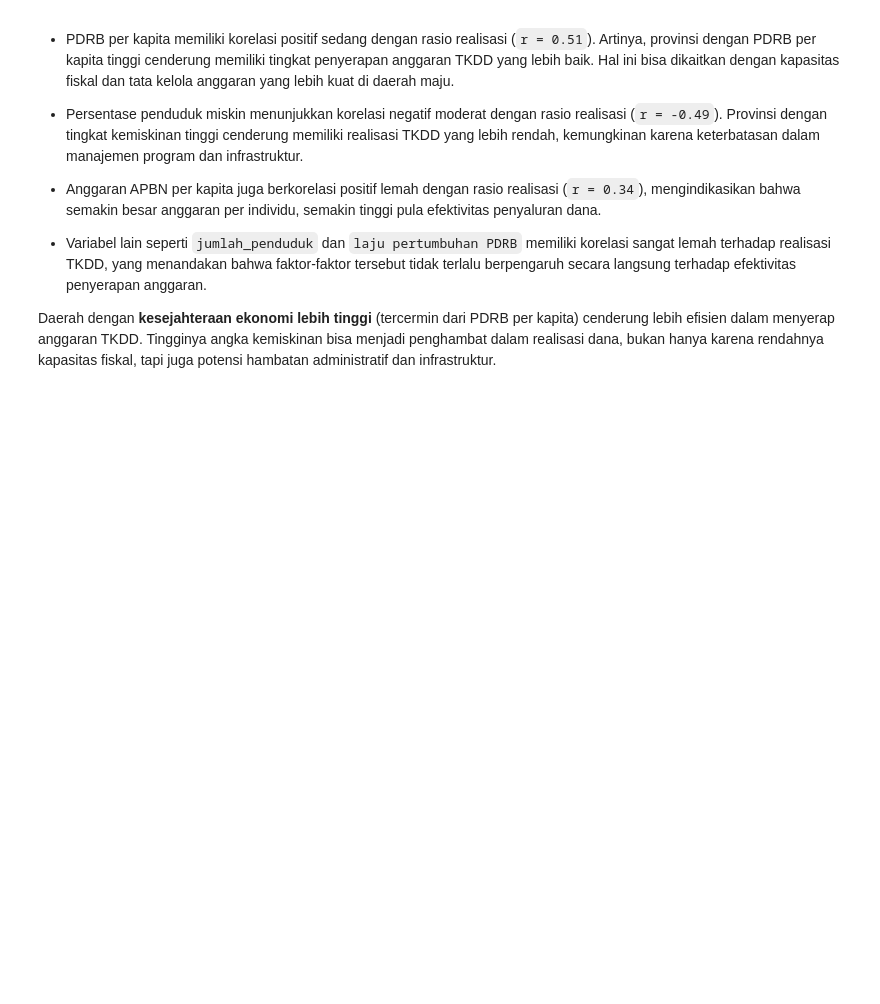
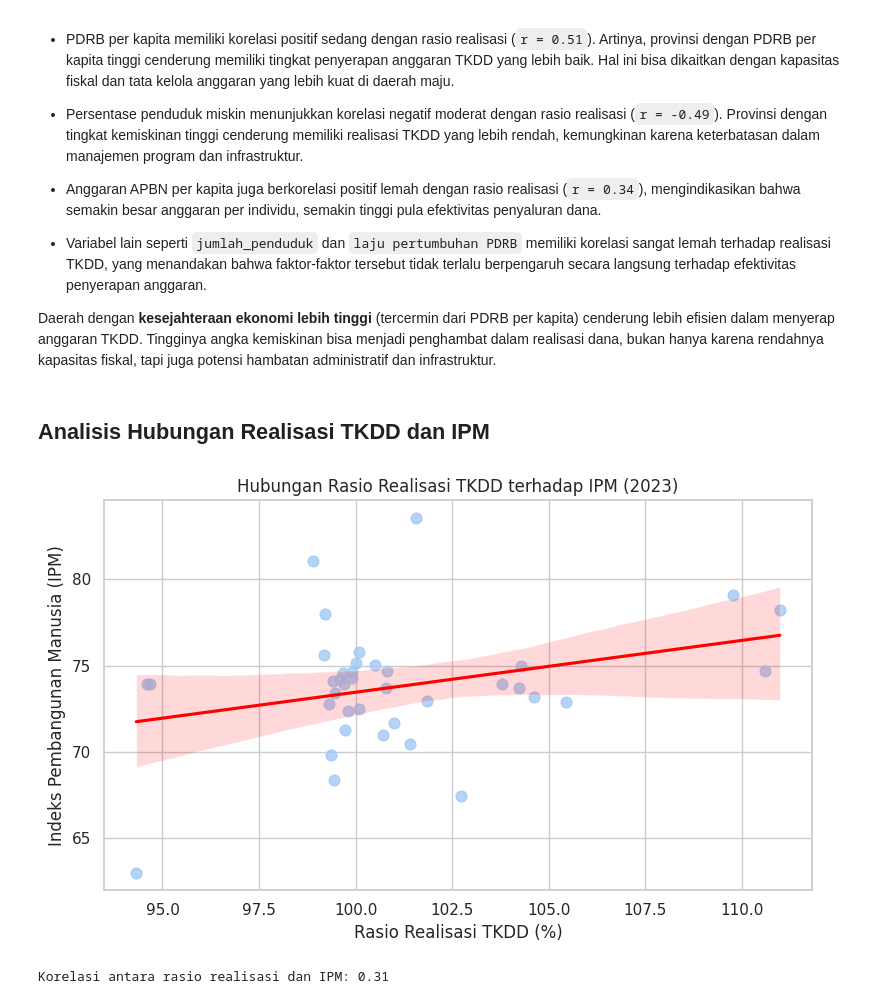
Before and after one commit to badzlan/techfest-elims, a Jupyter notebook: EDA_tipiel_IPB.ipynb, the cells around one changed output. Drawn from its saved outputs; the diff is of its cells as text; code cells hidden in the pictures; blank space fills up the shorter version.

Commit message:
add "Analisis Hubungan Realisasi TKDD dan IPM"

```diff
--- a/EDA_tipiel_IPB.ipynb
+++ b/EDA_tipiel_IPB.ipynb
@@ -490,3 +490,23 @@ Hasil korelasi menunjukkan bahwa:
 - Variabel lain seperti `jumlah_penduduk` dan `laju pertumbuhan PDRB` memiliki korelasi sangat lemah terhadap realisasi TKDD, yang menandakan bahwa faktor-faktor tersebut tidak terlalu berpengaruh secara langsung terhadap efektivitas penyerapan anggaran.
 
 Daerah dengan **kesejahteraan ekonomi lebih tinggi** (tercermin dari PDRB per kapita) cenderung lebih efisien dalam menyerap anggaran TKDD. Tingginya angka kemiskinan bisa menjadi penghambat dalam realisasi dana, bukan hanya karena rendahnya kapasitas fiskal, tapi juga potensi hambatan administratif dan infrastruktur.
+# %% [markdown]
+## Analisis Hubungan Realisasi TKDD dan IPM
+# %%
+# scatter plot antara rasio realisasi dan IPM
+plt.figure(figsize=(8, 5))
+sns.regplot(data=df, x='rasio_realisasi', y='ipm', scatter_kws={'s': 60}, line_kws={'color': 'red'})
+
+plt.title('Hubungan Rasio Realisasi TKDD terhadap IPM (2023)')
+plt.xlabel('Rasio Realisasi TKDD (%)')
+plt.ylabel('Indeks Pembangunan Manusia (IPM)')
+plt.grid(True)
+plt.tight_layout()
+plt.show()
+
+# hitung korelasi
+corr = df['rasio_realisasi'].corr(df['ipm'])
+print(f"Korelasi antara rasio realisasi dan IPM: {corr:.2f}")
+# %% [output]
+[figure, added]
+Korelasi antara rasio realisasi dan IPM: 0.31
```
Also changed, not shown: parts of 1 cell of this notebook.
